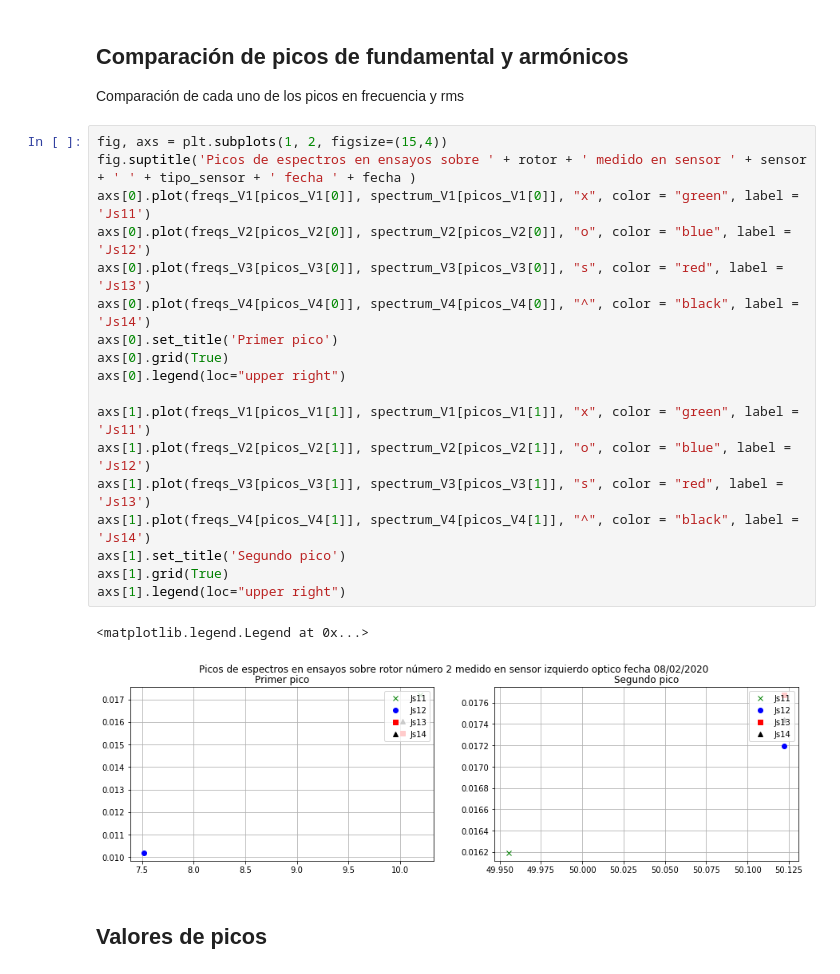
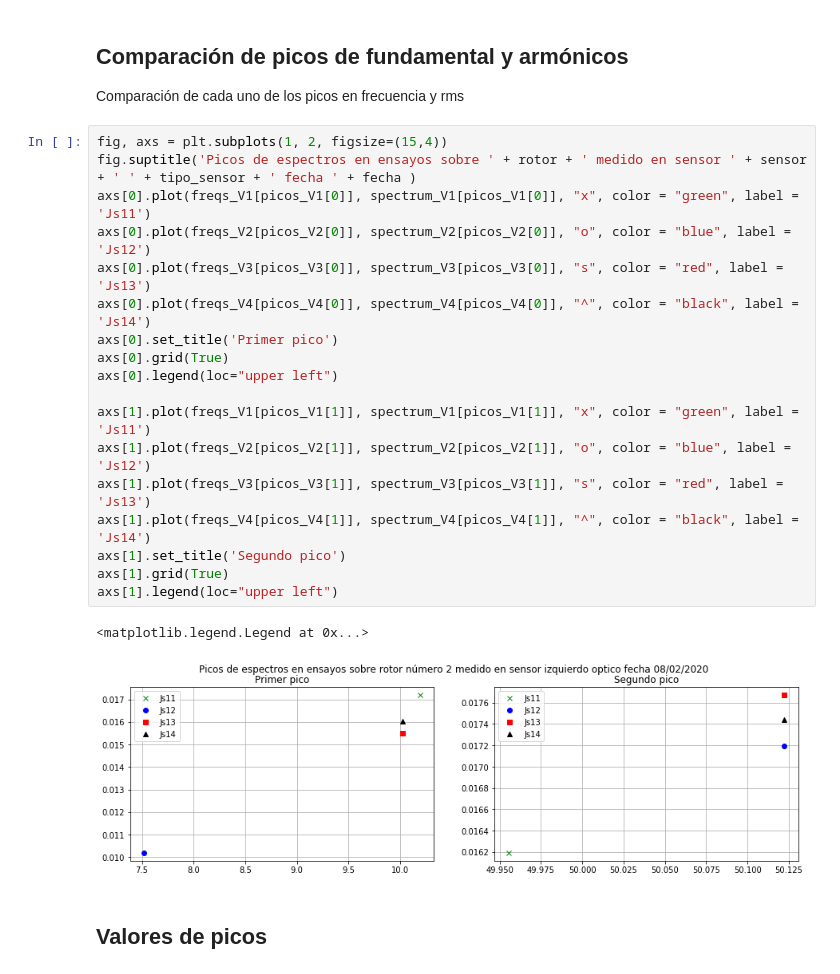
Before and after one commit to gvdiaz/Ensayo-dinamico, a Jupyter notebook: Ensayo 20200208/Lectura datos/Conclusion 6.ipynb, the cells around one changed output. Saved outputs shown, nothing was run; the diff lists cells and outputs as text.

```diff
--- a/Ensayo 20200208/Lectura datos/Conclusion 6.ipynb
+++ b/Ensayo 20200208/Lectura datos/Conclusion 6.ipynb
@@ -304,24 +304,24 @@ Comparación de cada uno de los picos en frecuencia y rms
 # %%
 fig, axs = plt.subplots(1, 2, figsize=(15,4))
 fig.suptitle('Picos de espectros en ensayos sobre ' + rotor + ' medido en sensor ' + sensor + ' ' + tipo_sensor + ' fecha ' + fecha )
 axs[0].plot(freqs_V1[picos_V1[0]], spectrum_V1[picos_V1[0]], "x", color = "green", label = 'Js11')
 axs[0].plot(freqs_V2[picos_V2[0]], spectrum_V2[picos_V2[0]], "o", color = "blue", label = 'Js12')
 axs[0].plot(freqs_V3[picos_V3[0]], spectrum_V3[picos_V3[0]], "s", color = "red", label = 'Js13')
 axs[0].plot(freqs_V4[picos_V4[0]], spectrum_V4[picos_V4[0]], "^", color = "black", label = 'Js14')
 axs[0].set_title('Primer pico')
 axs[0].grid(True)
-axs[0].legend(loc="upper right")
+axs[0].legend(loc="upper left")
 
 axs[1].plot(freqs_V1[picos_V1[1]], spectrum_V1[picos_V1[1]], "x", color = "green", label = 'Js11')
 axs[1].plot(freqs_V2[picos_V2[1]], spectrum_V2[picos_V2[1]], "o", color = "blue", label = 'Js12')
 axs[1].plot(freqs_V3[picos_V3[1]], spectrum_V3[picos_V3[1]], "s", color = "red", label = 'Js13')
 axs[1].plot(freqs_V4[picos_V4[1]], spectrum_V4[picos_V4[1]], "^", color = "black", label = 'Js14')
 axs[1].set_title('Segundo pico')
 axs[1].grid(True)
-axs[1].legend(loc="upper right")
+axs[1].legend(loc="upper left")
 # %% [output]
 <matplotlib.legend.Legend at 0x...>
-[figure, old version]
+[figure, new version]
 # %% [markdown]
 ## Valores de picos
 # %%
```
Also changed, not shown: parts of 1 cell of this notebook.
